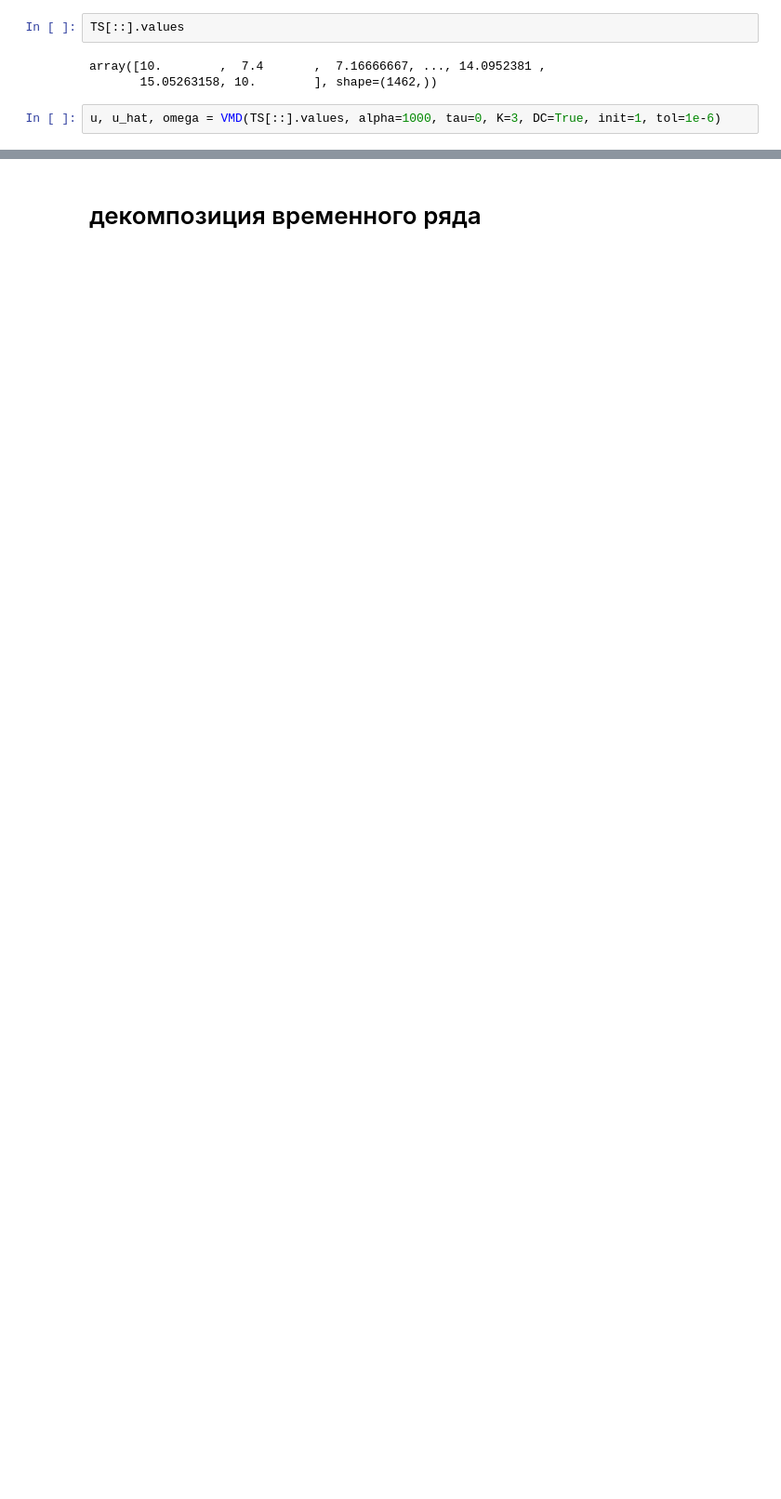
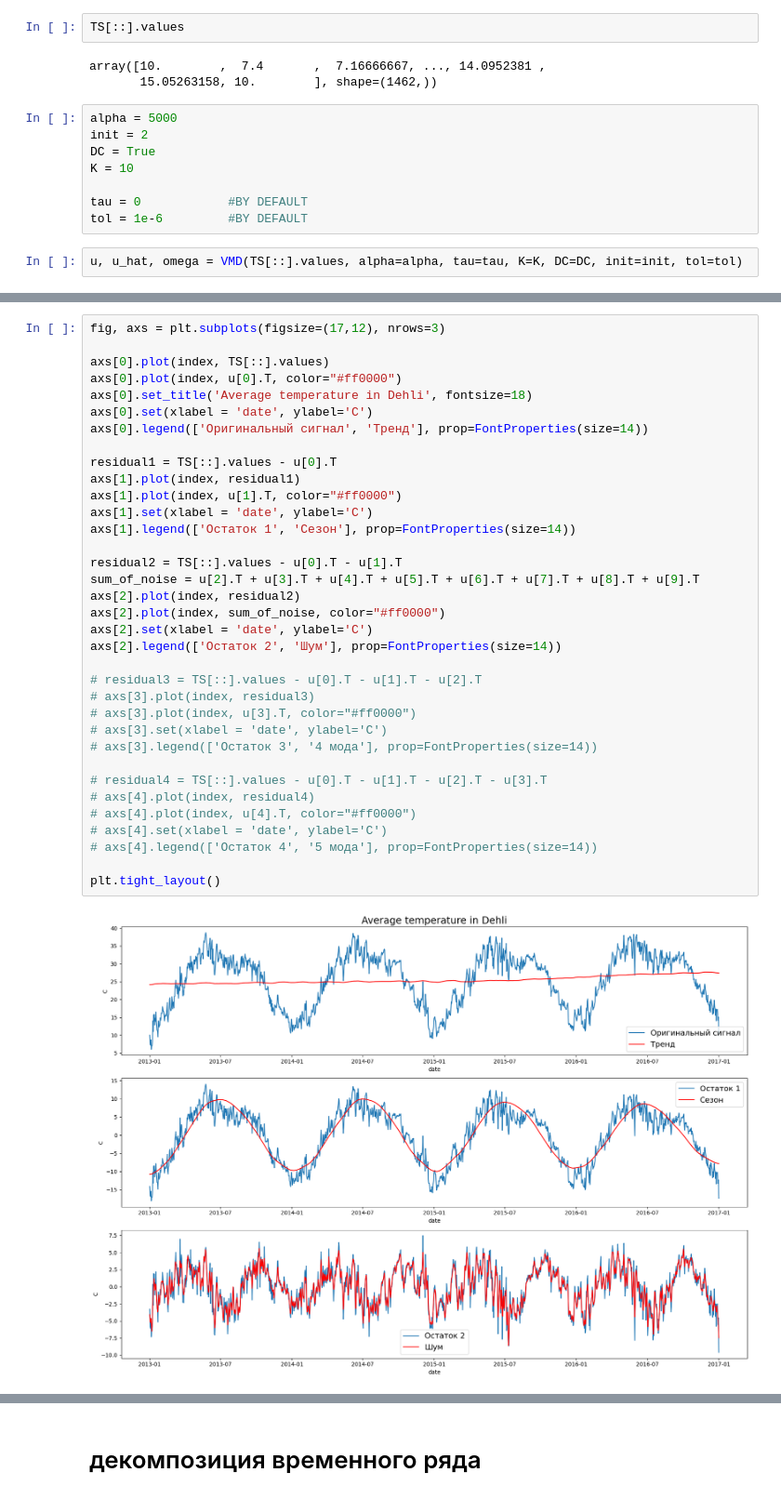
Before and after one commit to libre-cuenta/TS-Generator, a Jupyter notebook: данные 1/VMD-analyse.ipynb, the cells around one changed output, grey strips where cells are left out. Shown at 93% size. Saved outputs shown, nothing was run; the diff lists cells and outputs as text; blank space fills up the shorter version.

```diff
--- a/данные 1/VMD-analyse.ipynb
+++ b/данные 1/VMD-analyse.ipynb
@@ -198,5 +199,13 @@ TS[::].values
 # %% [output]
 array([10.        ,  7.4       ,  7.16666667, ..., 14.0952381 ,
        15.05263158, 10.        ], shape=(1462,))
+# %%
+alpha = 5000
+init = 2
+DC = True
+K = 10
+
+tau = 0            #BY DEFAULT
+tol = 1e-6         #BY DEFAULT
 # %%
-u, u_hat, omega = VMD(TS[::].values, alpha=1000, tau=0, K=3, DC=True, init=1, tol=1e-6)
+u, u_hat, omega = VMD(TS[::].values, alpha=alpha, tau=tau, K=K, DC=DC, init=init, tol=tol)
@@ -225,0 +212,37 @@ plt.tight_layout()
+# %%
+fig, axs = plt.subplots(figsize=(17,12), nrows=3)
+
+axs[0].plot(index, TS[::].values)
+axs[0].plot(index, u[0].T, color="#ff0000")
+axs[0].set_title('Average temperature in Dehli', fontsize=18)
+axs[0].set(xlabel = 'date', ylabel='C')
+axs[0].legend(['Оригинальный сигнал', 'Тренд'], prop=FontProperties(size=14))
+
+residual1 = TS[::].values - u[0].T
+axs[1].plot(index, residual1)
+axs[1].plot(index, u[1].T, color="#ff0000")
+axs[1].set(xlabel = 'date', ylabel='C')
+axs[1].legend(['Остаток 1', 'Сезон'], prop=FontProperties(size=14))
+
+residual2 = TS[::].values - u[0].T - u[1].T
+sum_of_noise = u[2].T + u[3].T + u[4].T + u[5].T + u[6].T + u[7].T + u[8].T + u[9].T
+axs[2].plot(index, residual2)
+axs[2].plot(index, sum_of_noise, color="#ff0000")
+axs[2].set(xlabel = 'date', ylabel='C')
+axs[2].legend(['Остаток 2', 'Шум'], prop=FontProperties(size=14))
+
+# residual3 = TS[::].values - u[0].T - u[1].T - u[2].T
+# axs[3].plot(index, residual3)
+# axs[3].plot(index, u[3].T, color="#ff0000")
+# axs[3].set(xlabel = 'date', ylabel='C')
+# axs[3].legend(['Остаток 3', '4 мода'], prop=FontProperties(size=14))
+
+# residual4 = TS[::].values - u[0].T - u[1].T - u[2].T - u[3].T
+# axs[4].plot(index, residual4)
+# axs[4].plot(index, u[4].T, color="#ff0000")
+# axs[4].set(xlabel = 'date', ylabel='C')
+# axs[4].legend(['Остаток 4', '5 мода'], prop=FontProperties(size=14))
+
+plt.tight_layout()
+# %% [output]
+[figure, added]
```
Also changed, not shown: parts of 7 cells of this notebook, 18 other files.
